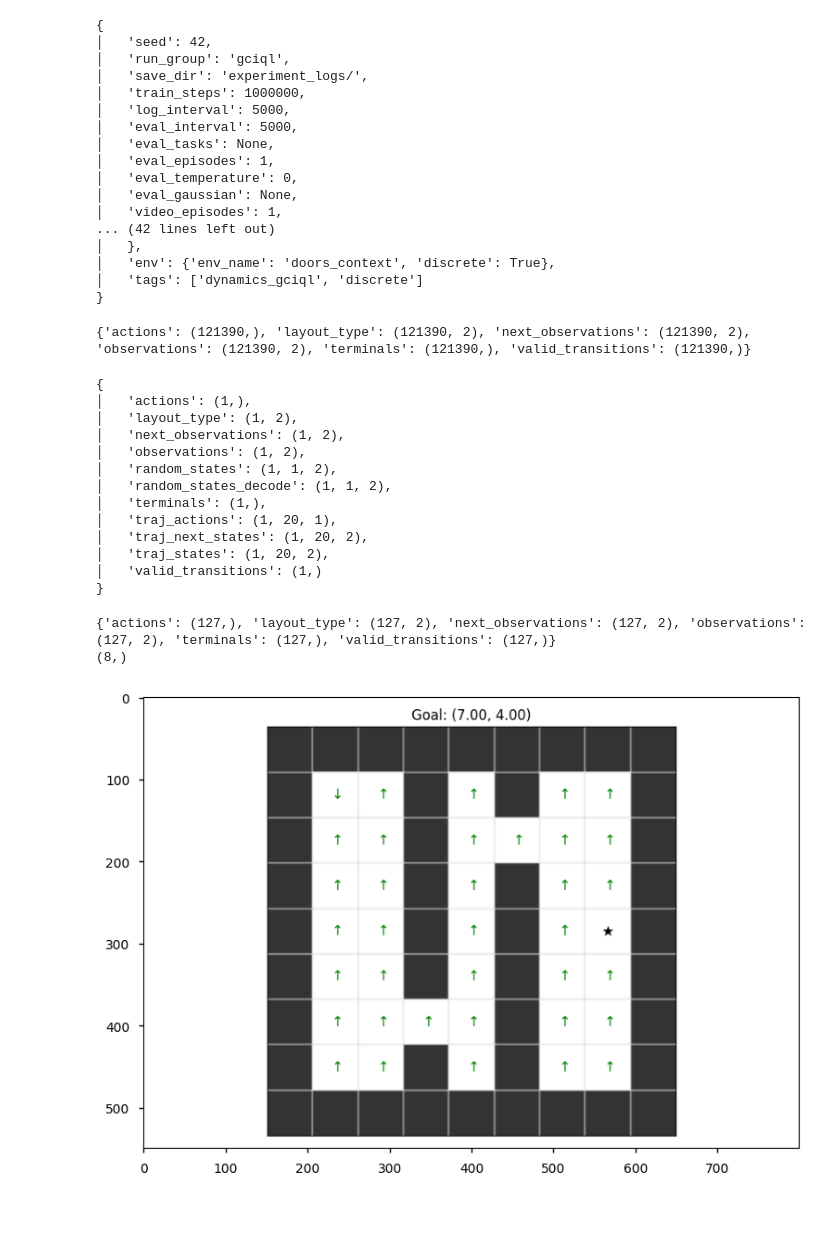
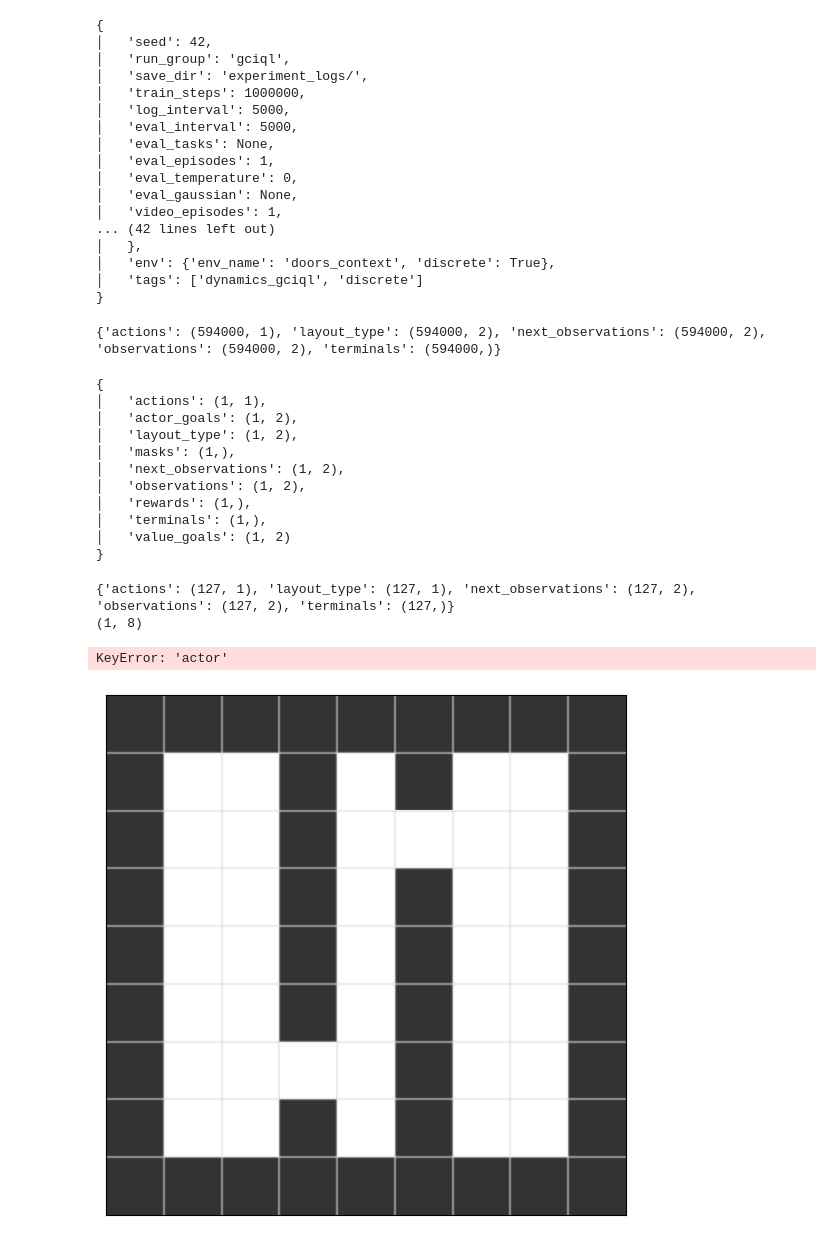
Before and after one commit to skylooop/BeliefConditionedFB, a Jupyter notebook: notebooks/in_context_gciql.ipynb, the cells around one changed output. Cells and saved outputs as stored; diff of their text form; code cells hidden in the pictures; blank space fills up the shorter version.

Commit message:
working good separation from trans, no actor right now

```diff
--- a/notebooks/in_context_gciql.ipynb
+++ b/notebooks/in_context_gciql.ipynb
@@ -91,0 +50,6 @@ Wrapping the env in a DummyVecEnv.
+# %%
+env = DynamicsGeneralization_Doors(render_mode="rgb_array", highlight=False, max_steps=100, agent_start_pos=(3, 6))
+env._gen_grid = partial(env._gen_grid, layout_type=0)
+env = MinigridWrapper(env)
+obs = env.reset()
+plt.imshow(env.render())
@@ -92,10 +59,10 @@ Wrapping the env in a DummyVecEnv.
 # %%
-from envs.minigrid.env_utils import random_exploration, q_learning, trained_policy
+from envs.minigrid.env_utils import random_exploration, q_learning
 
 train_layout_data = []
 NUM_TRAIN_LAYOUTS = 2
-NUM_TRAIN_STEPS = 200
-NUM_TRAIN_EPISODES = 300
+NUM_TRAIN_STEPS = 100
+NUM_TRAIN_EPISODES = 3000
 
 # env = DynamicsGeneralization_Doors(render_mode="rgb_array", highlight=False, max_steps=200)
 # env._gen_grid = partial(env._gen_grid, layout_type=2)
@@ -105,11 +72,11 @@ NUM_TRAIN_EPISODES = 300
 # train_layout_data.append(ppo_data)
 
 for i in tqdm(range(NUM_TRAIN_LAYOUTS)):
-    env = DynamicsGeneralization_Doors(render_mode="rgb_array", highlight=False, max_steps=NUM_TRAIN_STEPS, agent_start_pos=None)
+    env = DynamicsGeneralization_Doors(render_mode="rgb_array", highlight=False, max_steps=NUM_TRAIN_STEPS)#, agent_start_pos=None)
     env._gen_grid = partial(env._gen_grid, layout_type=i)
     env = MinigridWrapper(env)
-    # dataset, env = q_learning(env, NUM_TRAIN_EPISODES, layout_type=i)
-    dataset, env = random_exploration(env, num_episodes=NUM_TRAIN_EPISODES, layout_type=i, num_mdp=NUM_TRAIN_LAYOUTS)
+    # dataset, env = random_exploration(env, num_episodes=NUM_TRAIN_EPISODES, layout_type=i, num_mdp=NUM_TRAIN_LAYOUTS)
+    dataset, env = q_learning(env, num_episodes=NUM_TRAIN_EPISODES, layout_type=i, epsilon=0.75, num_mdp=NUM_TRAIN_LAYOUTS)
     train_layout_data.append(dataset)
 
 # ds, env = random_exploration(env)
@@ -142,7 +107,7 @@ import functools
 from utils.datasets import Dataset, GCDataset
 
 with initialize(version_base=None, config_path="../configs/"):
-    iql_config = compose(config_name='entry.yaml', overrides=['experiment=gciql_dynamics.yaml']) # gciql gciql_dynamics
+    iql_config = compose(config_name='entry.yaml', overrides=['experiment=gciql_dynamics.yaml'])
     iql_config = OmegaConf.to_container(iql_config, resolve=True)
     pprint(iql_config)
 
@@ -152,12 +117,9 @@ def concatenate_dicts(dict1, dict2):
 whole_data = functools.reduce(concatenate_dicts, train_layout_data)
 # np.save(f"../aux_data/iql_door_data_meta", arr=jax.device_get(whole_data))
 # whole_data = np.load("/home/m_bobrin/ZeroShotRL/aux_data/iql_door_data_meta.npy", allow_pickle=True).item()
-# whole_data = dataset_random
 print(jax.tree.map(lambda x: x.shape, whole_data))
 whole_dataset = Dataset.create(**jax.device_get(whole_data))
 gc_whole_dataset = GCDataset(whole_dataset, config=iql_config['agent'])
-
-# batch, batch_context, batch_context2 = gc_whole_dataset.sample(1, layout_type=1, context_length=20)
 # %% [output]
 {
 │   'seed': 42,
@@ -176,7 +138,7 @@ gc_whole_dataset = GCDataset(whole_dataset, config=iql_config['agent'])
 │   'env': {'env_name': 'doors_context', 'discrete': True},
 │   'tags': ['dynamics_gciql', 'discrete']
 }
-{'actions': (121390,), 'layout_type': (121390, 2), 'next_observations': (121390, 2), 'observations': (121390, 2), 'terminals': (121390,), 'valid_transitions': (121390,)}
+{'actions': (594000, 1), 'layout_type': (594000, 2), 'next_observations': (594000, 2), 'observations': (594000, 2), 'terminals': (594000,)}
 # %%
 from agents.dynamics_aware_iql import GCIQLAgent
 
@@ -188,31 +150,29 @@ iql_agent = GCIQLAgent.create(
     config=iql_config['agent']
 )
 if iql_config['agent']['use_context']:
-    batch, batch_context, batch_context2 = gc_whole_dataset.sample(1, layout_type=0, context_length=20)
-    pprint(jax.tree.map(lambda x: x.shape, batch_context))
-
-    dynamics_emb = iql_agent.network.select('dynamic_transformer')(batch_context['traj_states'],
-                                                                batch_context['traj_actions'],
-                                                                batch_context['traj_next_states'],
+    batch = gc_whole_dataset.sample(1)
+    pprint(jax.tree.map(lambda x: x.shape, batch))
+    trajectories = gc_whole_dataset.sample_traj_random(2)
+    dynamics_emb = iql_agent.network.select('dynamic_transformer')(trajectories['traj_states'],
+                                                                trajectories['traj_actions'],
+                                                                trajectories['traj_next_states'],
                                                                 train=False)
-    iql_agent.update(batch_context, batch_context, train_context_embedding=True)
+    iql_agent.update(trajectories, trajectories, train_context_embedding=True)
 else:
     batch = gc_whole_dataset.sample(1)
     pprint(jax.tree.map(lambda x: x.shape, batch))
     iql_agent.update(batch, train_context_embedding=False)
 # %% [output]
 {
-│   'actions': (1,),
+│   'actions': (1, 1),
+│   'actor_goals': (1, 2),
 │   'layout_type': (1, 2),
+│   'masks': (1,),
 │   'next_observations': (1, 2),
 │   'observations': (1, 2),
-│   'random_states': (1, 1, 2),
-│   'random_states_decode': (1, 1, 2),
+│   'rewards': (1,),
 │   'terminals': (1,),
-│   'traj_actions': (1, 20, 1),
-│   'traj_next_states': (1, 20, 2),
-│   'traj_states': (1, 20, 2),
-│   'valid_transitions': (1,)
+│   'value_goals': (1, 2)
 }
 # %%
 from functools import partial
@@ -234,7 +194,7 @@ def policy_image_grid(env, dataset, action_fn=None, **kwargs):
 
 def plot_policy(env, dataset, fig=None, ax=None, title=None, action_fn=None, **kwargs):
     action_names = [
-            r'$\leftarrow$', r'$\rightarrow$', r'$\uparrow$', r'$\downarrow$'
+            '↑', '↓', '←', '→'
         ]
     if fig is None or ax is None:
         fig, ax = plt.subplots()
@@ -262,38 +222,40 @@ def visualize_policy_image(layout_type):
     if layout_type == 0:
         mdp_type[0] = 1
     else:
         mdp_type[1] = 1
 
     env = DynamicsGeneralization_Doors(render_mode="rgb_array", highlight=False,
                                     max_steps=iql_config['agent']['context_len'] if iql_config['agent']['use_context'] else None)
     env._gen_grid = partial(env._gen_grid, layout_type=layout_type)
     env = MinigridWrapper(env)
     dynamics_embedding=None
     obs, info = env.reset()
     goal = info.get("goal_pos", None)
+
     if iql_config['agent']['use_context']:
         dataset_inference, env = random_exploration(env, num_episodes=1, layout_type=layout_type, num_mdp=NUM_TRAIN_LAYOUTS)
         print(jax.tree.map(lambda x: x.shape, dataset_inference))
-        dynamics_embedding = iql_agent.network.select('dynamic_transformer')(dataset_inference['observations'][None], dataset_inference['actions'][None, :, None],
+        dynamics_embedding_mean, dynamics_mean_std = iql_agent.network.select('dynamic_transformer')(dataset_inference['observations'][None], dataset_inference['actions'][None],
                                                                                     dataset_inference['next_observations'][None], train=False, return_embedding=True)
-        dynamics_embedding = dynamics_embedding.squeeze()
+        dynamics_embedding = dynamics_embedding_mean + jax.random.normal(key=GLOBAL_KEY, shape=dynamics_embedding_mean.shape) * jnp.exp(dynamics_mean_std)
         print(dynamics_embedding.shape)
         mdp_type=None
 
     example_batch = whole_dataset.sample(1)
     pred_policy_img = policy_image_grid(env, example_batch,
                                                     action_fn=partial(supply_rng(iql_agent.sample_actions, rng=jax.random.PRNGKey(np.random.randint(0, 2**32))),
                                                                     goals=goal, mdp_type=mdp_type, dynamics_embedding=dynamics_embedding, temperature=0.0),
                                                     goal=goal)
     return pred_policy_img
 
 pred_policy_img = visualize_policy_image(layout_type=0)
 plt.imshow(pred_policy_img)
 plt.tight_layout()
 # %% [output]
-{'actions': (127,), 'layout_type': (127, 2), 'next_observations': (127, 2), 'observations': (127, 2), 'terminals': (127,), 'valid_transitions': (127,)}
-(8,)
+{'actions': (127, 1), 'layout_type': (127, 1), 'next_observations': (127, 2), 'observations': (127, 2), 'terminals': (127,)}
+(1, 8)
+KeyError: 'actor'
-[figure, old version]
+[figure, new version]
 # %%
 from mpl_toolkits.axes_grid1 import make_axes_locatable
 
```
Also changed, not shown: parts of 18 cells of this notebook, 12 other files.
